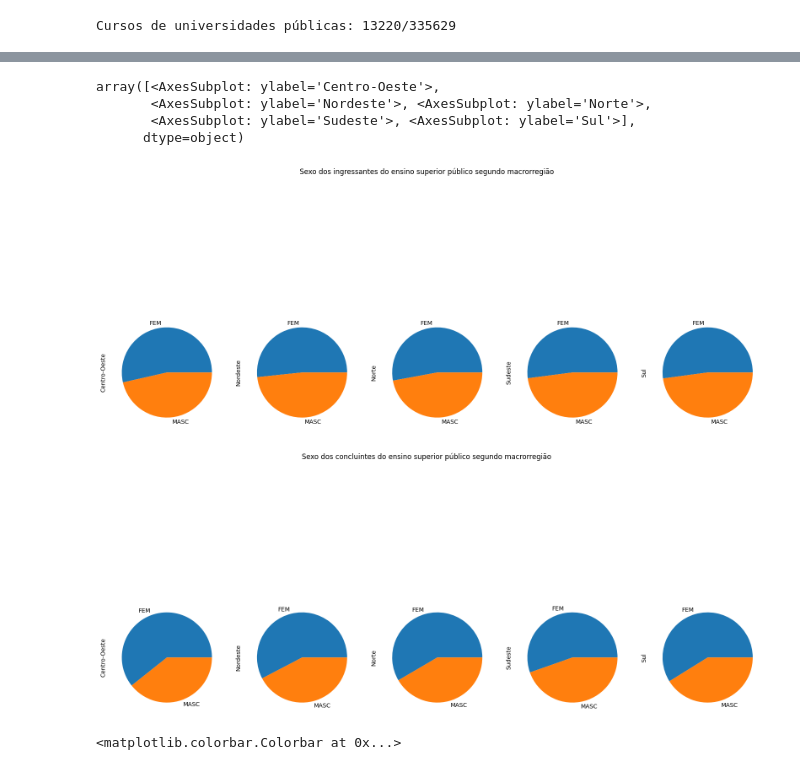
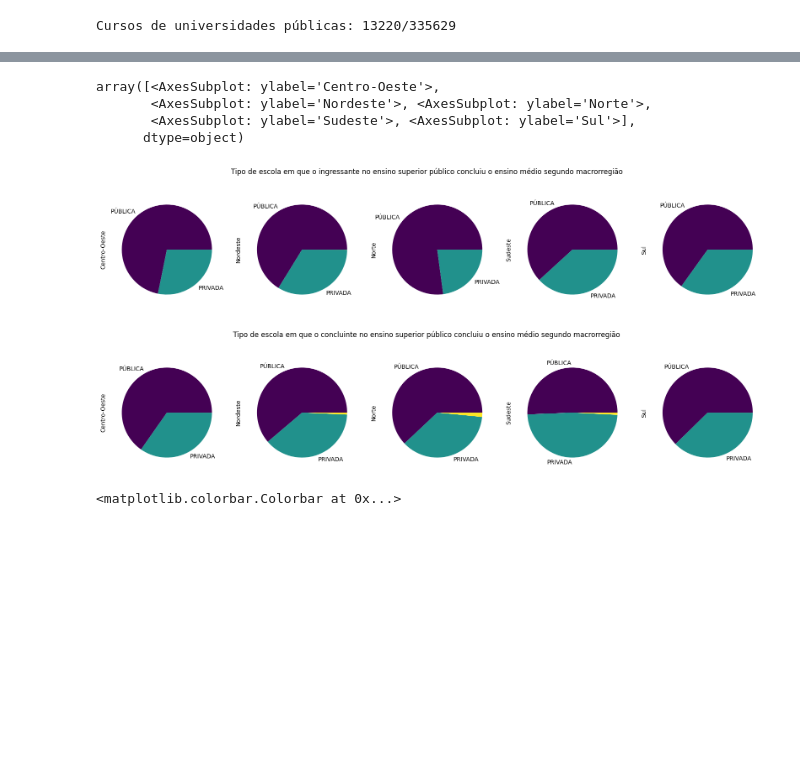
Before and after one commit to jvttr/AnaliseEnsinoSuperiorPublico, a Jupyter notebook: notebooks/analise.ipynb, the cells around one changed output, grey strips where cells are left out. Cells and saved outputs as stored; diff of their text form; code cells hidden in the pictures; blank space fills up the shorter version.

```diff
--- a/notebooks/analise.ipynb
+++ b/notebooks/analise.ipynb
@@ -123,10 +125,24 @@ ingressantes = Individuo('ingressantes')
 ingressantes.cor = UniversidadePublica.groupby(['NO_REGIAO', 'NO_UF', 'CO_MUNICIPIO'])[dados.schema.loc[(dados.schema.INDIVIDUO == 'ingressantes') & (dados.schema.INDICADORES == 'cor'), 'COLUNA']].sum()
 ingressantes.sexo = UniversidadePublica.groupby(['NO_REGIAO', 'NO_UF', 'CO_MUNICIPIO'])[dados.schema.loc[(dados.schema.INDIVIDUO == 'ingressantes') & (dados.schema.INDICADORES == 'sexo'), 'COLUNA']].sum()
 ingressantes.faixa_etaria = UniversidadePublica.groupby(['NO_REGIAO', 'NO_UF', 'CO_MUNICIPIO'])[dados.schema.loc[(dados.schema.INDIVIDUO == 'ingressantes') & (dados.schema.INDICADORES == 'faixa_etaria'), 'COLUNA']].sum()
+ingressantes.ensino_basico = UniversidadePublica.groupby(['NO_REGIAO', 'NO_UF', 'CO_MUNICIPIO'])[dados.schema.loc[(dados.schema.INDIVIDUO == 'ingressantes') & (dados.schema.INDICADORES == 'ensino_basico'), 'COLUNA']].sum()
 ingressantes.alteraNomeColunas()
 
 concluintes = Individuo('concluintes')
 concluintes.cor = UniversidadePublica.groupby(['NO_REGIAO', 'NO_UF', 'CO_MUNICIPIO'])[dados.schema.loc[(dados.schema.INDIVIDUO == 'concluintes') & (dados.schema.INDICADORES == 'cor'), 'COLUNA']].sum()
 concluintes.sexo = UniversidadePublica.groupby(['NO_REGIAO', 'NO_UF', 'CO_MUNICIPIO'])[dados.schema.loc[(dados.schema.INDIVIDUO == 'concluintes') & (dados.schema.INDICADORES == 'sexo'), 'COLUNA']].sum()
 concluintes.faixa_etaria = UniversidadePublica.groupby(['NO_REGIAO', 'NO_UF', 'CO_MUNICIPIO'])[dados.schema.loc[(dados.schema.INDIVIDUO == 'concluintes') & (dados.schema.INDICADORES == 'faixa_etaria'), 'COLUNA']].sum()
+concluintes.ensino_basico = UniversidadePublica.groupby(['NO_REGIAO', 'NO_UF', 'CO_MUNICIPIO'])[dados.schema.loc[(dados.schema.INDIVIDUO == 'concluintes') & (dados.schema.INDICADORES == 'ensino_basico'), 'COLUNA']].sum()
 concluintes.alteraNomeColunas()
+# %%
+ingressantes.cor['PRETA/PARDA'] = ingressantes.cor[['PARDA','PRETA']].T.sum()
+ingressantes.cor['AMARELA/INDIGENA'] = ingressantes.cor[['AMARELA','INDIGENA']].T.sum()
+ingressantes.cor = ingressantes.cor[['BRANCA', 'PRETA/PARDA', 'CORND', 'AMARELA/INDIGENA']]
+ingressantes.cor = ingressantes.cor.rename(columns={'CORND': 'NÃO DECLARADA'})
+ingressantes.cor.index.names = ['MACRORREGIÃO', 'NO_UF', 'CO_MUNICIPIO']
+
+concluintes.cor['PRETA/PARDA'] = concluintes.cor[['PARDA','PRETA']].T.sum()
+concluintes.cor['AMARELA/INDIGENA'] = concluintes.cor[['AMARELA','INDIGENA']].T.sum()
+concluintes.cor = concluintes.cor[['BRANCA', 'PRETA/PARDA', 'CORND', 'AMARELA/INDIGENA']]
+concluintes.cor = concluintes.cor.rename(columns={'CORND': 'NÃO DECLARADA'})
+concluintes.cor.index.names = ['MACRORREGIÃO', 'NO_UF', 'CO_MUNICIPIO']
@@ -133 +156,9 @@ concluintes.alteraNomeColunas()
+# %%
+ingressantes.sexo = ingressantes.sexo.rename(columns={'FEM': 'FEMININO', 'MASC': 'MASCULINO'})
+ingressantes.sexo = ingressantes.sexo[['MASCULINO','FEMININO']]
+ingressantes.sexo.index.names = ['MACRORREGIÃO', 'NO_UF', 'CO_MUNICIPIO']
+
+concluintes.sexo = concluintes.sexo.rename(columns={'FEM': 'FEMININO', 'MASC': 'MASCULINO'})
+concluintes.sexo = concluintes.sexo[['MASCULINO','FEMININO']]
+concluintes.sexo.index.names = ['MACRORREGIÃO', 'NO_UF', 'CO_MUNICIPIO']
 # %%
@@ -144,13 +174,19 @@ array([<AxesSubplot: title={'center': 'Centro-Oeste'}>,
+# %%
+ingressantes.ensino_basico = ingressantes.ensino_basico.rename(columns={'PROCESCPUBLICA': 'PÚBLICA', 'PROCESCPRIVADA': 'PRIVADA', 'PROCNAOINFORMADA':' '})
+ingressantes.ensino_basico.index.names = ['MACRORREGIÃO', 'NO_UF', 'CO_MUNICIPIO']
+
+concluintes.ensino_basico = concluintes.ensino_basico.rename(columns={'PROCESCPUBLICA': 'PÚBLICA', 'PROCESCPRIVADA': 'PRIVADA', 'PROCNAOINFORMADA':' '})
+concluintes.ensino_basico.index.names = ['MACRORREGIÃO', 'NO_UF', 'CO_MUNICIPIO']
 # %%
-ingressantes.sexo.groupby('NO_REGIAO').sum().T.plot(kind='pie', subplots=True, legend=False, figsize=(20,10), title = 'Sexo dos ingressantes do ensino superior público segundo macrorregião')
-concluintes.sexo.groupby('NO_REGIAO').sum().T.plot(kind='pie', subplots=True, legend=False, figsize=(20,10), title = 'Sexo dos concluintes do ensino superior público segundo macrorregião')
+ingressantes.ensino_basico.groupby('MACRORREGIÃO').sum().T.plot.pie(cmap="viridis", subplots=True, legend=False, figsize=(20,4), title = 'Tipo de escola em que o ingressante no ensino superior público concluiu o ensino médio segundo macrorregião')
+concluintes.ensino_basico.groupby('MACRORREGIÃO').sum().T.plot.pie(cmap="viridis", subplots=True, legend=False, figsize=(20,4), title = 'Tipo de escola em que o concluinte no ensino superior público concluiu o ensino médio segundo macrorregião')
 # %% [output]
 array([<AxesSubplot: ylabel='Centro-Oeste'>,
        <AxesSubplot: ylabel='Nordeste'>, <AxesSubplot: ylabel='Norte'>,
        <AxesSubplot: ylabel='Sudeste'>, <AxesSubplot: ylabel='Sul'>],
       dtype=object)
-[figure, old version]
+[figure, new version]
-[figure, old version]
+[figure, new version]
 # %%
 ingressantes.faixa_etaria = ingressantes.faixa_etaria.reset_index()
 concluintes.faixa_etaria = concluintes.faixa_etaria.reset_index()
```
Also changed, not shown: parts of 6 cells of this notebook.
